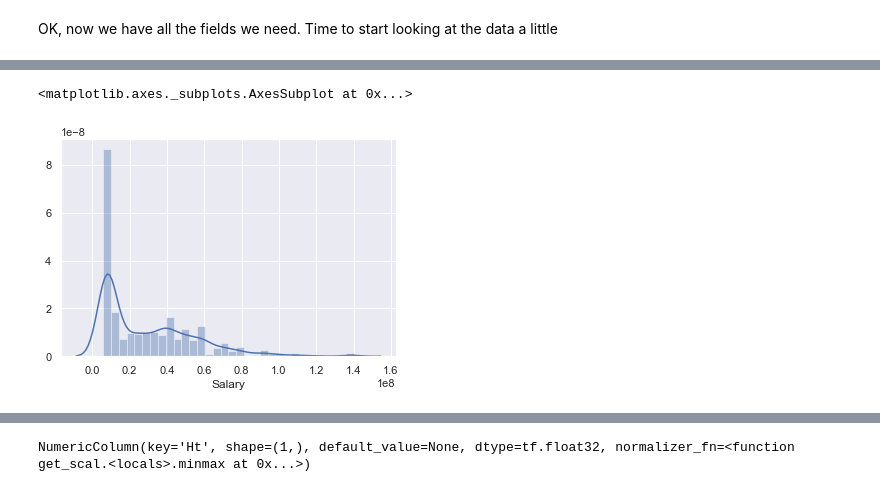
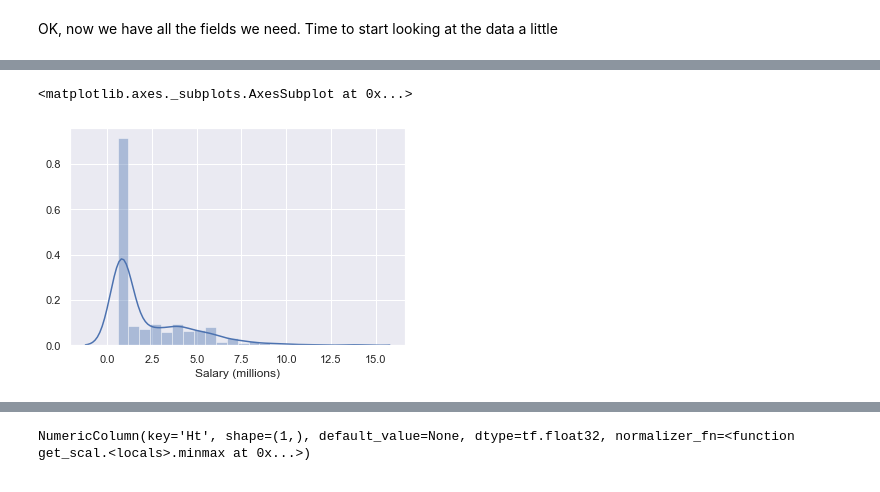
Before and after one commit to Pat-Hamilton/Thinkful, a Jupyter notebook: NHL Capstone.ipynb, the cells around one changed output, grey strips where cells are left out. Drawn from its saved outputs; the diff is of its cells as text; code cells hidden in the pictures.

```diff
--- a/NHL Capstone.ipynb
+++ b/NHL Capstone.ipynb
@@ -166,8 +165,9 @@ The missing values in the first three columns all indicate the player was undraf
 # %%
 draft = ['Ovrl', 'DftYr','DftRd']
 
-for i in draft:
-    df[i].fillna('Undrafted', inplace = True)
+for c in draft:
+    df[c].fillna('Undrafted', inplace = True)
+    df[c] = df[c].astype(str)
 # %%
 # Missing values
 total_missing = df.isnull().sum().sort_values(ascending=False)
@@ -285,6 +287,7 @@ age_season_df = game_df[['age_start', 'season', 'timeOnIce', 'points', 'goals',
 age_df = game_df[['age_start', 'timeOnIce', 'points', 'goals', 'assists', 'shots', 'hits', 'powerPlayGoals', 'powerPlayAssists', 'penaltyMinutes', 'faceOffWins', 'faceoffTaken', 'takeaways', 'giveaways', 'shortHandedGoals', 'shortHandedAssists', 'blocked', 'plusMinus', 'evenTimeOnIce', 'shortHandedTimeOnIce', 'powerPlayTimeOnIce']].groupby(['age_start']).sum().reset_index()
 
 
+
 # Here I'm creating fields for both goals and points per 60 minutes of playing time
 
 # Get goals + points per 60 for each df
@@ -298,5 +301,3 @@ age_df['goals_60'] = (age_df['goals'] / age_df['timeOnIce'])*60
 age_df['points_60'] = (age_df['points'] / age_df['timeOnIce'])*60
 age_season_df['goals_60'] = (age_season_df['goals'] / age_season_df['timeOnIce'])*60
 age_season_df['points_60'] = (age_season_df['points'] / age_season_df['timeOnIce'])*60
-
-game_df
@@ -1013,12 +852,16 @@ Looking good! Now that we've dealt with all of the missing data, we're ready to
 # Note that I'll have to add iFOW and iFOL from DB1
 
 db12 = {'assists' : 'A', 'blocked' : 'iBLK', 'faceoffTaken' : 'iFOW + iFOL', 'faceOffWins' : 'iFOW',
-        'giveaways' : 'iGVA', 'goals' : 'G', 'hits' : 'iHF', 'penaltyMinutes' : 'PIM', 'plusMinus' : 'plusminus',
+        'giveaways' : 'iGVA', 'goals' : 'G', 'hits' : 'iHF', 'penaltyMinutes' : 'PIM', 'plusMinus' : 'plsmin',
         'shots' : 'iSF', 'takeaways' : 'iTKA', 'timeOnIce' : 'TOI'}
+
+# I'm also going to add in points per 60 minutes played into DB1 (I already added it to DB2).
+# This should be useful for the visualization process.
+df['PTS60_16_17'] = (df['PTS']/df['TOI'])*60*60
+db12['points_60'] = 'PTS60_16_17'
 
 db2_fields = list(db12.keys())
 db2_fields.append('player_id')
 db2_fields
-# pseason_df[db12.keys()]
-df = pd.merge(df, pseason_df[db2_fields], how = 'left', on = 'player_id')
+df = pd.merge(df, p_df[db2_fields], how = 'left', on = 'player_id')
 # %%
@@ -1047,5 +888,5 @@ OK, now we have all the fields we need. Time to start looking at the data a litt
 # %%
-sns.distplot(df['Salary'])
+sns.distplot(df['Salary']/1000000, axlabel = 'Salary (millions)')
 # %% [output]
 <matplotlib.axes._subplots.AxesSubplot at 0x...>
-[figure, old version]
+[figure, new version]
```
Also changed, not shown: parts of 84 cells of this notebook.
